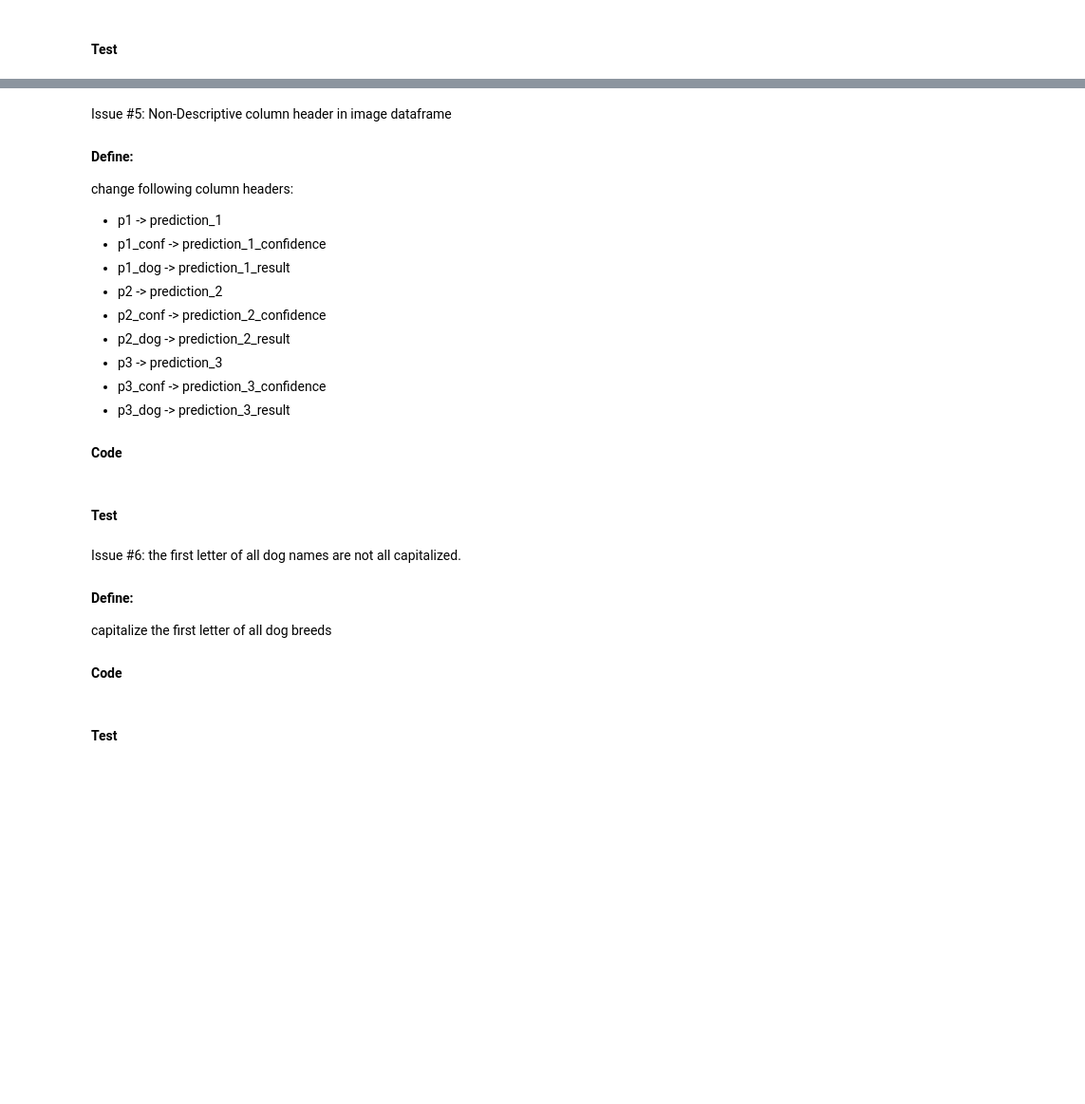
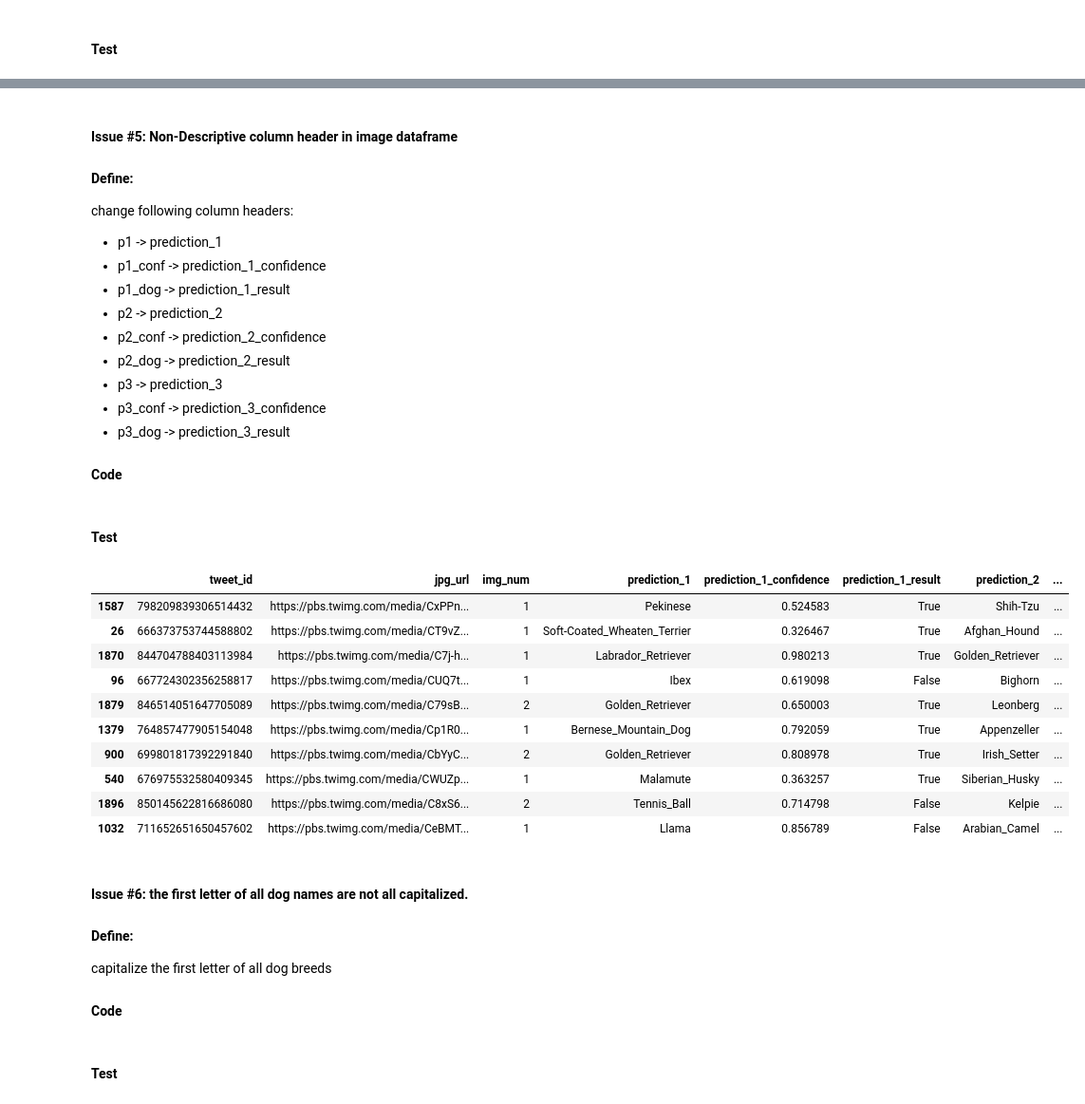
Before and after one commit to JoeyL6/Twitter_Data_Analaysis, a Jupyter notebook: wrangle_act.ipynb, the cells around one changed output, grey strips where cells are left out. Shown at 95% size. Saved outputs shown, nothing was run; the diff lists cells and outputs as text; code cells hidden in the pictures; blank space fills up the shorter version.

Commit message:
display all the results

```diff
--- a/wrangle_act.ipynb
+++ b/wrangle_act.ipynb
@@ -199,5 +418,5 @@ archive_df_clean.info()
 # %% [markdown]
-Issue #5: Non-Descriptive column header in image dataframe
+#### Issue #5: Non-Descriptive column header in image dataframe
 #### Define:
 change following column headers:
 
@@ -219,9 +438,21 @@ image_df_clean.rename(columns={'p3': 'prediction_3', 'p3_conf': 'prediction_3_co
 # %% [markdown]
 #### Test
 # %%
-image_df_clean.sample(100)
+image_df_clean.sample(10)
+# %% [output]
+|  | tweet_id | jpg_url | img_num | prediction_1 | prediction_1_confidence | prediction_1_result | prediction_2 | ... |
+| 1587 | 798209839306514432 | https://pbs.twimg.com/media/CxPPn... | 1 | Pekinese | 0.524583 | True | Shih-Tzu | ... |
+| 26 | 666373753744588802 | https://pbs.twimg.com/media/CT9vZ... | 1 | Soft-Coated_Wheaten_Terrier | 0.326467 | True | Afghan_Hound | ... |
+| 1870 | 844704788403113984 | https://pbs.twimg.com/media/C7j-h... | 1 | Labrador_Retriever | 0.980213 | True | Golden_Retriever | ... |
+| 96 | 667724302356258817 | https://pbs.twimg.com/media/CUQ7t... | 1 | Ibex | 0.619098 | False | Bighorn | ... |
+| 1879 | 846514051647705089 | https://pbs.twimg.com/media/C79sB... | 2 | Golden_Retriever | 0.650003 | True | Leonberg | ... |
+| 1379 | 764857477905154048 | https://pbs.twimg.com/media/Cp1R0... | 1 | Bernese_Mountain_Dog | 0.792059 | True | Appenzeller | ... |
+| 900 | 699801817392291840 | https://pbs.twimg.com/media/CbYyC... | 2 | Golden_Retriever | 0.808978 | True | Irish_Setter | ... |
+| 540 | 676975532580409345 | https://pbs.twimg.com/media/CWUZp... | 1 | Malamute | 0.363257 | True | Siberian_Husky | ... |
+| 1896 | 850145622816686080 | https://pbs.twimg.com/media/C8xS6... | 2 | Tennis_Ball | 0.714798 | False | Kelpie | ... |
+| 1032 | 711652651650457602 | https://pbs.twimg.com/media/CeBMT... | 1 | Llama | 0.856789 | False | Arabian_Camel | ... |
 # %% [markdown]
-Issue #6: the first letter of all dog names are not all capitalized.
+#### Issue #6: the first letter of all dog names are not all capitalized.
 #### Define:
 capitalize the first letter of all dog breeds
 
```
Also changed, not shown: parts of 39 cells of this notebook.
